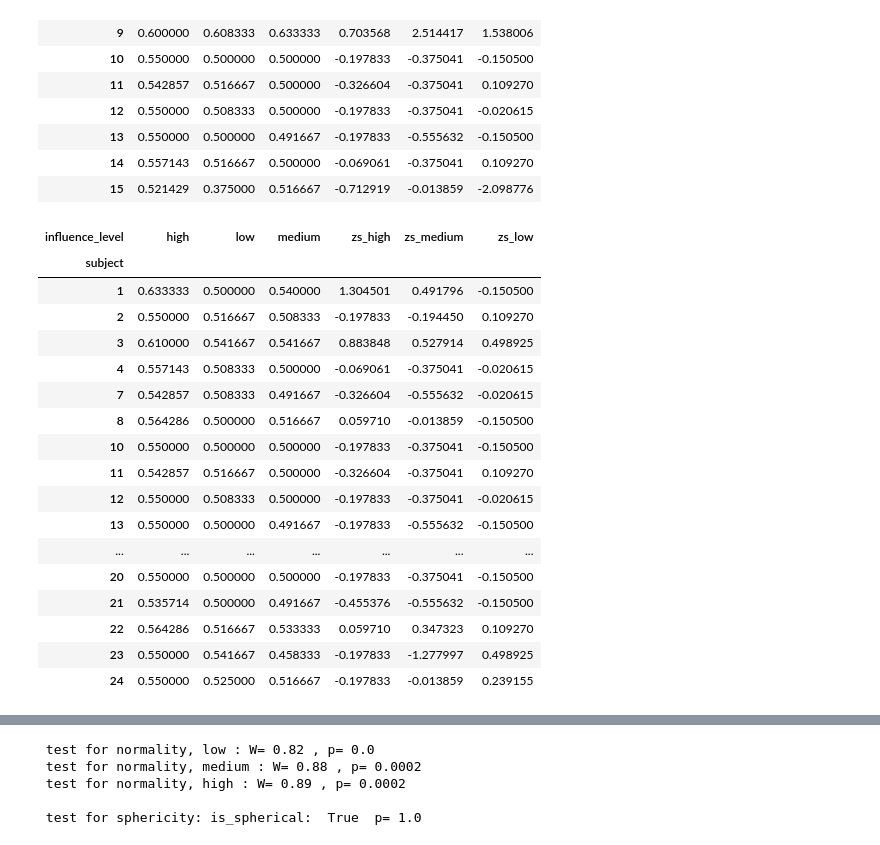
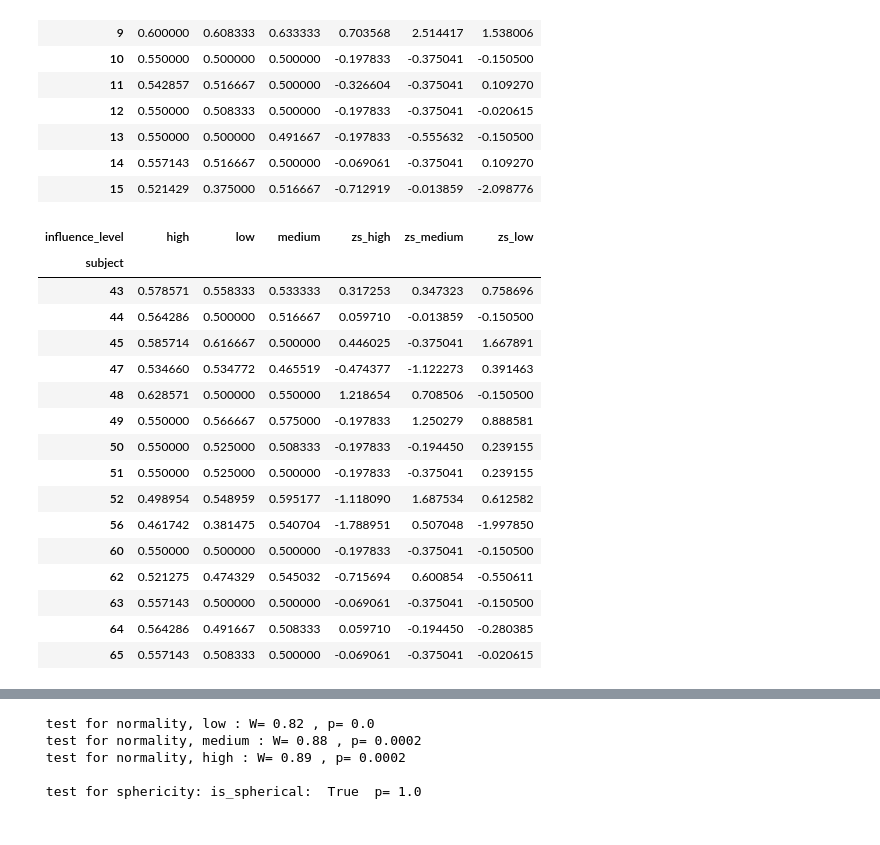
Before and after one commit to TimoFlesch/intro2python, a Jupyter notebook: part3.ipynb, the cells around one changed output, grey strips where cells are left out. Drawn from its saved outputs; the diff is of its cells as text; code cells hidden in the pictures.

```diff
--- a/part3.ipynb
+++ b/part3.ipynb
@@ -233,25 +239,26 @@ df.head(15)
 | 15 | 0.521429 | 0.375000 | 0.516667 | -0.712919 | -0.013859 | -2.098776 |
 # %%
 # 5. remove outliers, i.e. subjects where any value is outside of the range we accept:
-outlier_mask = np.any(np.abs(df)>2,axis=1)
+outliers = np.abs(df)>2
+outlier_mask = np.any(outliers,axis=1)
 df_clean = df[outlier_mask==False]
-df_clean.head(20)
+
+df_clean.tail(15)
 # %% [output]
 | influence_level | high | low | medium | zs_high | zs_medium | zs_low |
 | subject |  |  |  |  |  |  |
-| 1 | 0.633333 | 0.500000 | 0.540000 | 1.304501 | 0.491796 | -0.150500 |
-| 2 | 0.550000 | 0.516667 | 0.508333 | -0.197833 | -0.194450 | 0.109270 |
-| 3 | 0.610000 | 0.541667 | 0.541667 | 0.883848 | 0.527914 | 0.498925 |
-| 4 | 0.557143 | 0.508333 | 0.500000 | -0.069061 | -0.375041 | -0.020615 |
-| 7 | 0.542857 | 0.508333 | 0.491667 | -0.326604 | -0.555632 | -0.020615 |
-| 8 | 0.564286 | 0.500000 | 0.516667 | 0.059710 | -0.013859 | -0.150500 |
-| 10 | 0.550000 | 0.500000 | 0.500000 | -0.197833 | -0.375041 | -0.150500 |
-| 11 | 0.542857 | 0.516667 | 0.500000 | -0.326604 | -0.375041 | 0.109270 |
-| 12 | 0.550000 | 0.508333 | 0.500000 | -0.197833 | -0.375041 | -0.020615 |
-| 13 | 0.550000 | 0.500000 | 0.491667 | -0.197833 | -0.555632 | -0.150500 |
-| ... | ... | ... | ... | ... | ... | ... |
-| 20 | 0.550000 | 0.500000 | 0.500000 | -0.197833 | -0.375041 | -0.150500 |
-| 21 | 0.535714 | 0.500000 | 0.491667 | -0.455376 | -0.555632 | -0.150500 |
-| 22 | 0.564286 | 0.516667 | 0.533333 | 0.059710 | 0.347323 | 0.109270 |
-| 23 | 0.550000 | 0.541667 | 0.458333 | -0.197833 | -1.277997 | 0.498925 |
-| 24 | 0.550000 | 0.525000 | 0.516667 | -0.197833 | -0.013859 | 0.239155 |
+| 43 | 0.578571 | 0.558333 | 0.533333 | 0.317253 | 0.347323 | 0.758696 |
+| 44 | 0.564286 | 0.500000 | 0.516667 | 0.059710 | -0.013859 | -0.150500 |
+| 45 | 0.585714 | 0.616667 | 0.500000 | 0.446025 | -0.375041 | 1.667891 |
+| 47 | 0.534660 | 0.534772 | 0.465519 | -0.474377 | -1.122273 | 0.391463 |
+| 48 | 0.628571 | 0.500000 | 0.550000 | 1.218654 | 0.708506 | -0.150500 |
+| 49 | 0.550000 | 0.566667 | 0.575000 | -0.197833 | 1.250279 | 0.888581 |
+| 50 | 0.550000 | 0.525000 | 0.508333 | -0.197833 | -0.194450 | 0.239155 |
+| 51 | 0.550000 | 0.525000 | 0.500000 | -0.197833 | -0.375041 | 0.239155 |
+| 52 | 0.498954 | 0.548959 | 0.595177 | -1.118090 | 1.687534 | 0.612582 |
+| 56 | 0.461742 | 0.381475 | 0.540704 | -1.788951 | 0.507048 | -1.997850 |
+| 60 | 0.550000 | 0.500000 | 0.500000 | -0.197833 | -0.375041 | -0.150500 |
+| 62 | 0.521275 | 0.474329 | 0.545032 | -0.715694 | 0.600854 | -0.550611 |
+| 63 | 0.557143 | 0.500000 | 0.500000 | -0.069061 | -0.375041 | -0.150500 |
+| 64 | 0.564286 | 0.491667 | 0.508333 | 0.059710 | -0.194450 | -0.280385 |
+| 65 | 0.557143 | 0.508333 | 0.500000 | -0.069061 | -0.375041 | -0.020615 |
```
Also changed, not shown: parts of 41 cells of this notebook.
